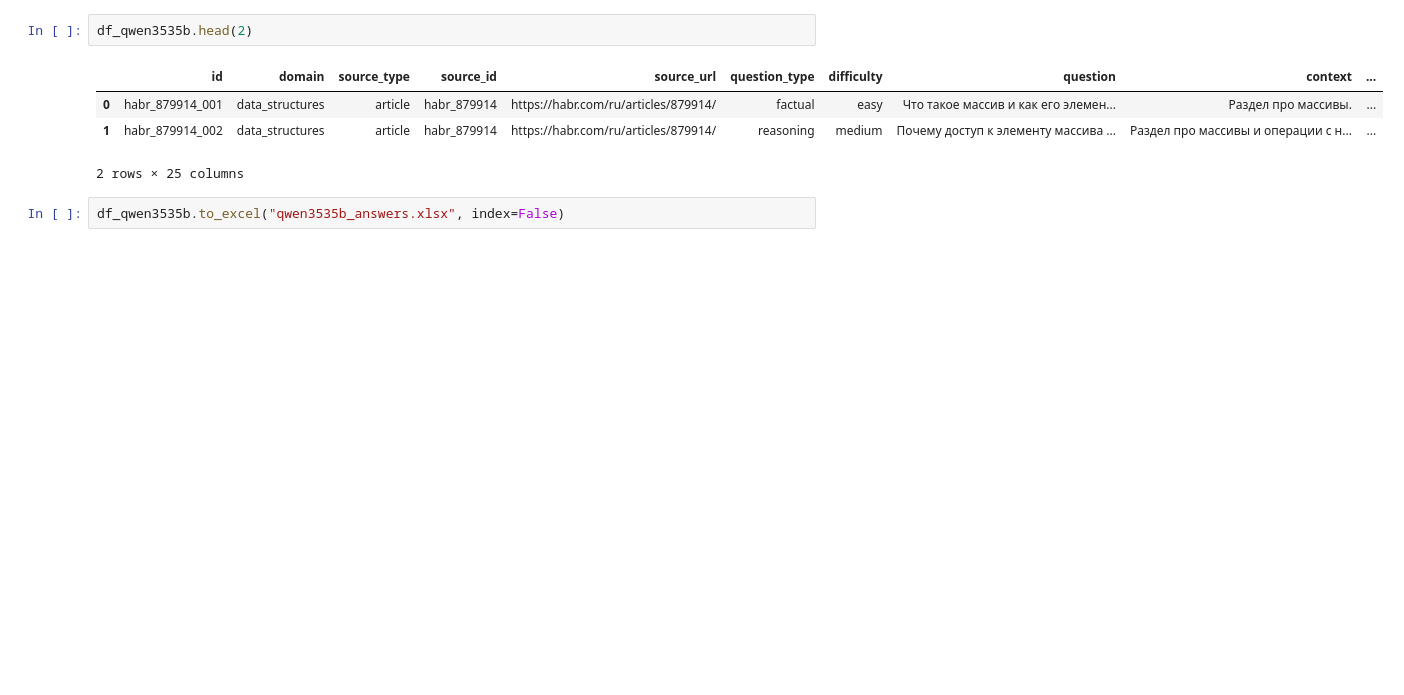
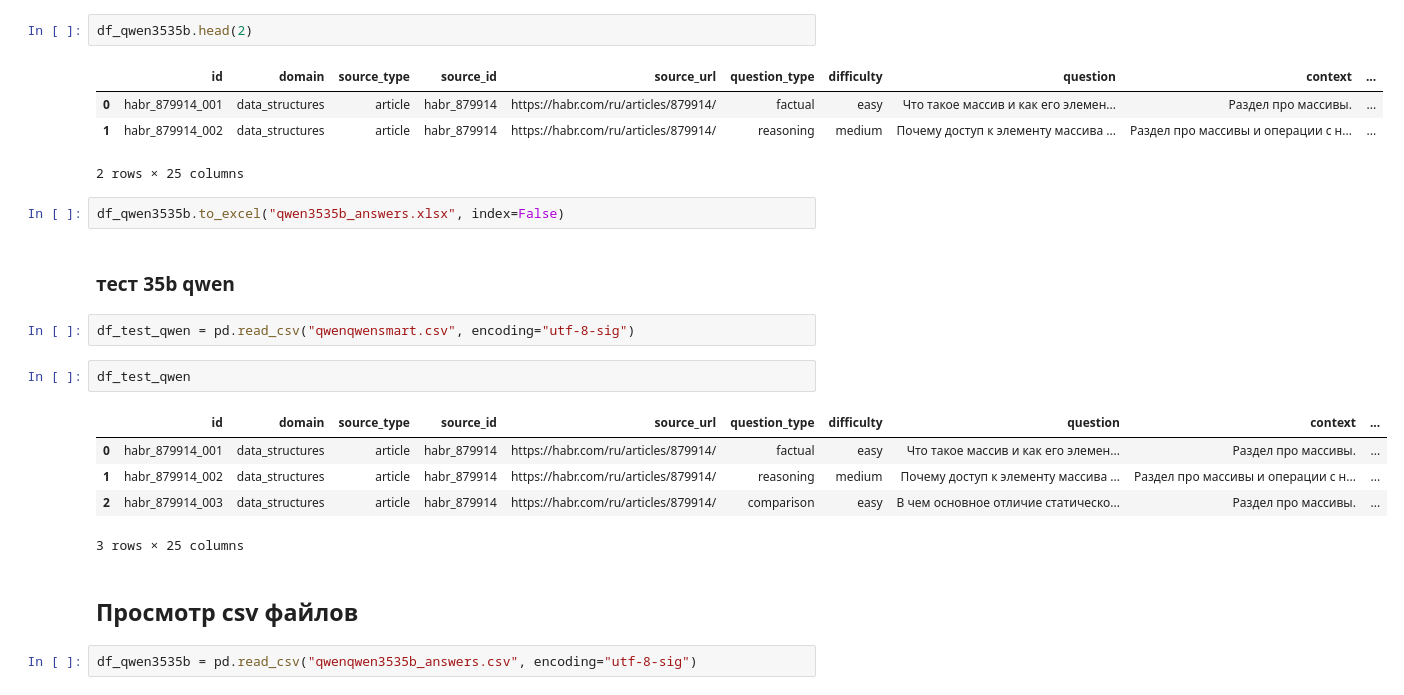
Before and after one commit to v-makarov-code/llm-asking-questions-evaluating-answers, a Jupyter notebook: asking_questions.ipynb, the cells around one changed output. Saved outputs shown, nothing was run; the diff lists cells and outputs as text; blank space fills up the shorter version.

```diff
--- a/asking_questions.ipynb
+++ b/asking_questions.ipynb
@@ -62,3 +112,19 @@ df_qwen3535b.head(2)
 2 rows × 25 columns
 # %%
 df_qwen3535b.to_excel("qwen3535b_answers.xlsx", index=False)
+# %% [markdown]
+### тест 35b qwen
+# %%
+df_test_qwen = pd.read_csv("qwenqwensmart.csv", encoding="utf-8-sig")
+# %%
+df_test_qwen
+# %% [output]
+|  | id | domain | source_type | source_id | source_url | question_type | difficulty | question | context | ... |
+| 0 | habr_879914_001 | data_structures | article | habr_879914 | https://habr.com/ru/articles/879914/ | factual | easy | Что такое массив и как его элемен... | Раздел про массивы. | ... |
+| 1 | habr_879914_002 | data_structures | article | habr_879914 | https://habr.com/ru/articles/879914/ | reasoning | medium | Почему доступ к элементу массива ... | Раздел про массивы и операции с н... | ... |
+| 2 | habr_879914_003 | data_structures | article | habr_879914 | https://habr.com/ru/articles/879914/ | comparison | easy | В чем основное отличие статическо... | Раздел про массивы. | ... |
+3 rows × 25 columns
+# %% [markdown]
+## Просмотр csv файлов
+# %%
+df_qwen3535b = pd.read_csv("qwenqwen3535b_answers.csv", encoding="utf-8-sig")
```
Also changed, not shown: parts of 12 cells of this notebook, 8 other files.
